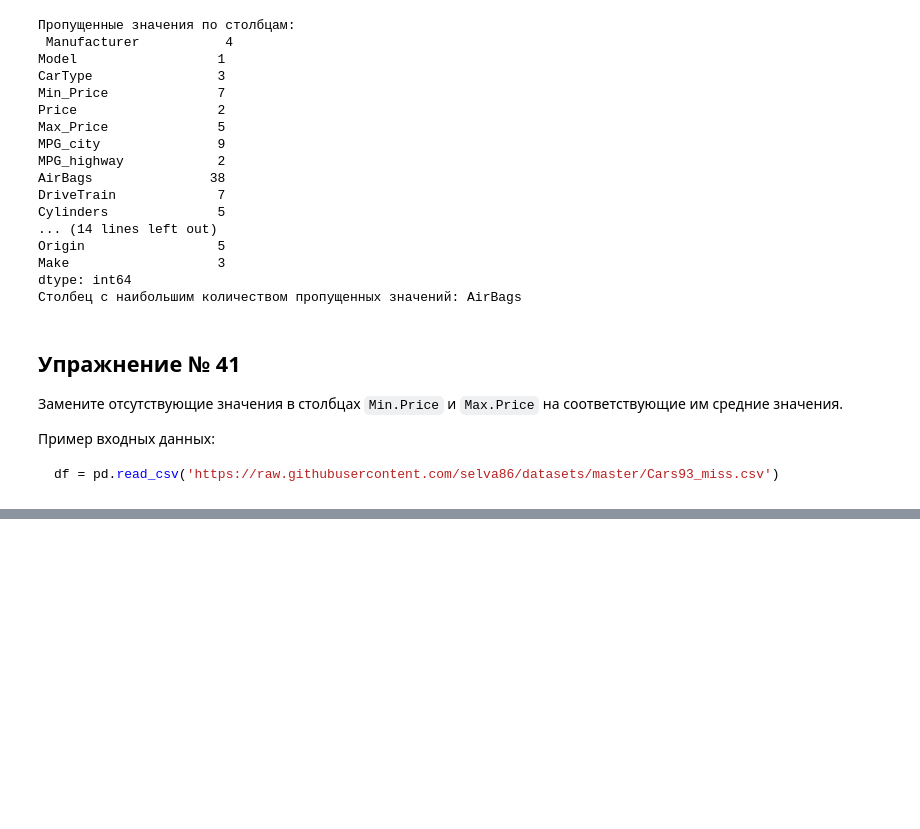
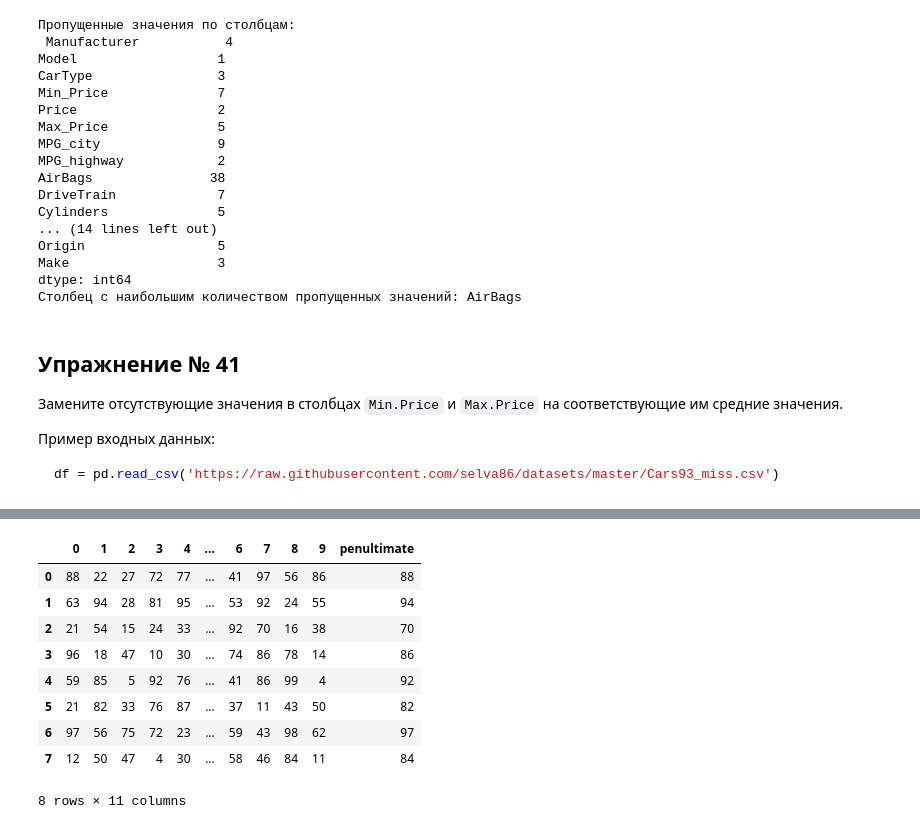
Before and after one commit to chikiryauxgod/data_analysis, a Jupyter notebook: Work_6/Work_6.ipynb, the cells around one changed output, grey strips where cells are left out. Cells and saved outputs as stored; diff of their text form; code cells hidden in the pictures; blank space fills up the shorter version.

```diff
--- a/Work_6/Work_6.ipynb
+++ b/Work_6/Work_6.ipynb
@@ -1194,0 +1801,15 @@ df = pd.read_csv('https://raw.githubusercontent.com/selva86/datasets/master/Cars
+# %%
+df = pd.DataFrame(np.random.randint(1,100, 80).reshape(8, -1))
+df['penultimate'] = df.apply(lambda x: x.nlargest(2).iloc[1],axis=1)
+df
+# %% [output]
+|  | 0 | 1 | 2 | 3 | 4 | ... | 6 | 7 | 8 | 9 | penultimate |
+| 0 | 88 | 22 | 27 | 72 | 77 | ... | 41 | 97 | 56 | 86 | 88 |
+| 1 | 63 | 94 | 28 | 81 | 95 | ... | 53 | 92 | 24 | 55 | 94 |
+| 2 | 21 | 54 | 15 | 24 | 33 | ... | 92 | 70 | 16 | 38 | 70 |
+| 3 | 96 | 18 | 47 | 10 | 30 | ... | 74 | 86 | 78 | 14 | 86 |
+| 4 | 59 | 85 | 5 | 92 | 76 | ... | 41 | 86 | 99 | 4 | 92 |
+| 5 | 21 | 82 | 33 | 76 | 87 | ... | 37 | 11 | 43 | 50 | 82 |
+| 6 | 97 | 56 | 75 | 72 | 23 | ... | 59 | 43 | 98 | 62 | 97 |
+| 7 | 12 | 50 | 47 | 4 | 30 | ... | 58 | 46 | 84 | 11 | 84 |
+8 rows × 11 columns
```
Also changed, not shown: parts of 64 cells of this notebook.
